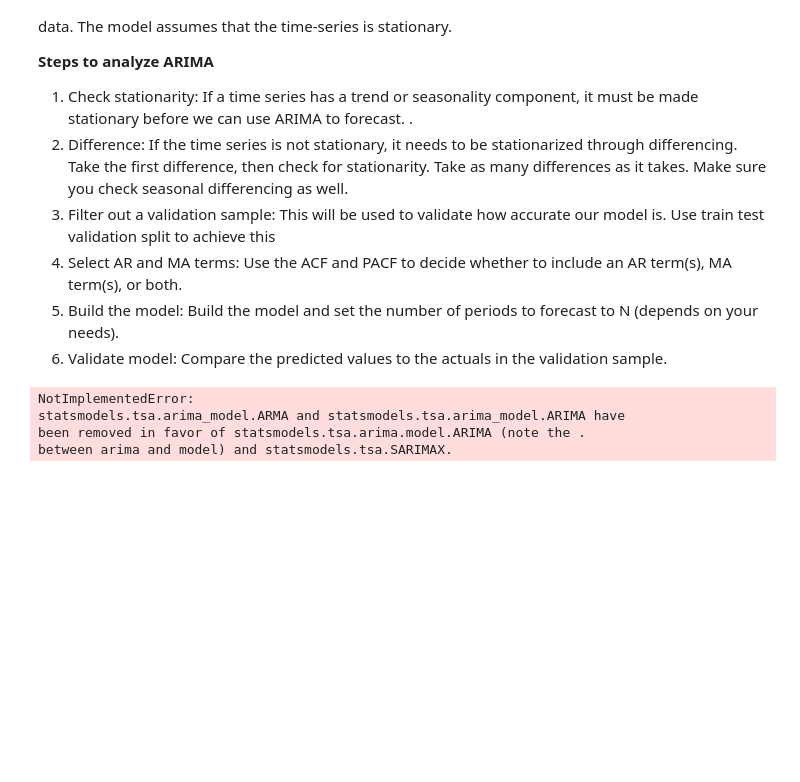
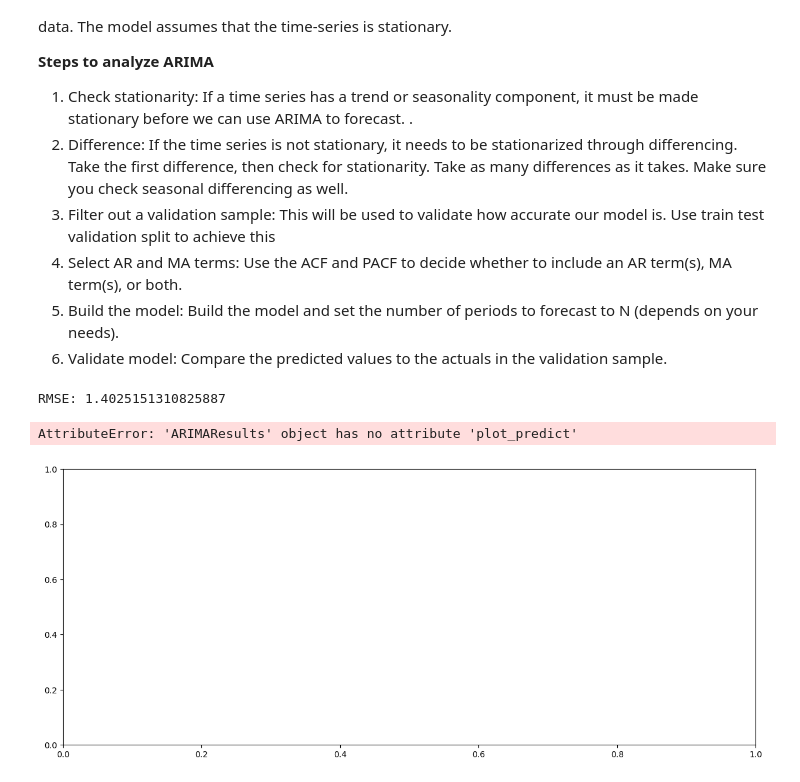
Before and after one commit to Sanath98-webdev/Projects, a Jupyter notebook: Timeseries/Timeseries.ipynb, the cells around one changed output. Saved outputs shown, nothing was run; the diff lists cells and outputs as text; code cells hidden in the pictures; blank space fills up the shorter version.

```diff
--- a/Timeseries/Timeseries.ipynb
+++ b/Timeseries/Timeseries.ipynb
@@ -721,22 +721,41 @@ The Auto-Regressive Integrated Moving Average (ARIMA) model describes the autoco
 5. Build the model: Build the model and set the number of periods to forecast to N (depends on your needs).
 6. Validate model: Compare the predicted values to the actuals in the validation sample.
 # %%
-from statsmodels.tsa.arima_model import ARIMA
+from statsmodels.tsa.arima.model import ARIMA
+import math
+from sklearn.metrics import mean_absolute_error, mean_squared_error
+from colorama import Fore
+
+# Assuming y_train and y_valid are defined earlier in your code
 
 # Fit model
 model = ARIMA(y_train, order=(1,1,1))
 model_fit = model.fit()
 
 # Prediction with ARIMA
-y_pred, se, conf = model_fit.forecast(90)
+y_pred = model_fit.forecast(90)
 
-# Calcuate metrics
-score_mae = mean_absolute_error(y_valid, y_pred)
-score_rmse = math.sqrt(mean_squared_error(y_valid, y_pred))
+# Calculate metrics
+score_mae = mean_absolute_error(y_val, y_pred)
+score_rmse = math.sqrt(mean_squared_error(y_val, y_pred))
 
 print(Fore.GREEN + 'RMSE: {}'.format(score_rmse))
 # %% [output]
-NotImplementedError:
-statsmodels.tsa.arima_model.ARMA and statsmodels.tsa.arima_model.ARIMA have
-been removed in favor of statsmodels.tsa.arima.model.ARIMA (note the .
-between arima and model) and statsmodels.tsa.SARIMAX.
+RMSE: 1.4025151310825887
+# %%
+f, ax = plt.subplots(1)
+f.set_figheight(6)
+f.set_figwidth(15)
+
+model_fit.plot_predict(1, 599, ax=ax)
+sns.lineplot(x=x_val.index, y=y_val['y'], ax=ax, color='orange', label='Ground truth') #navajowhite
+
+ax.set_title(f'Prediction \n MAE: {score_mae:.2f}, RMSE: {score_rmse:.2f}', fontsize=14)
+ax.set_xlabel(xlabel='Date', fontsize=14)
+ax.set_ylabel(ylabel='Depth to Groundwater', fontsize=14)
+
+ax.set_ylim(-35, -18)
+plt.show()
+# %% [output]
+AttributeError: 'ARIMAResults' object has no attribute 'plot_predict'
+[figure, added]
```
Also changed, not shown: parts of 1 cell of this notebook.
